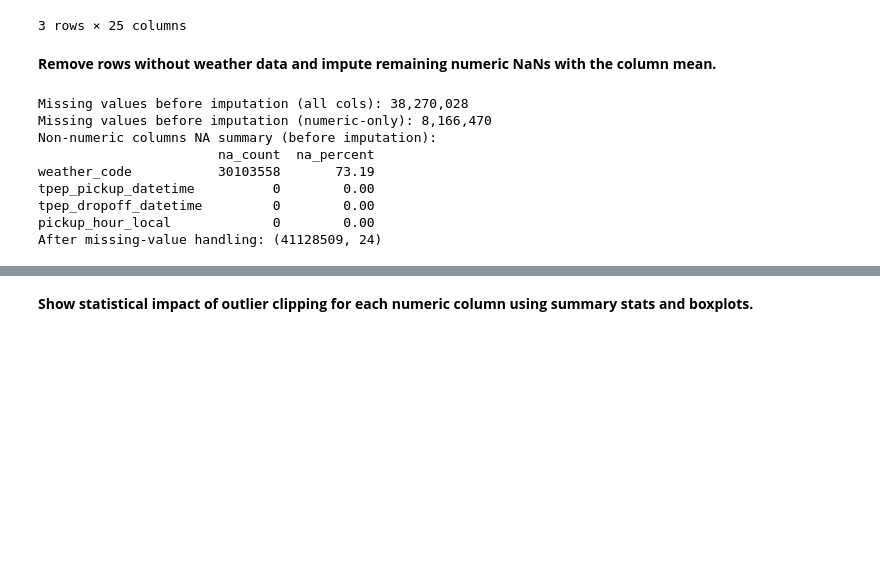
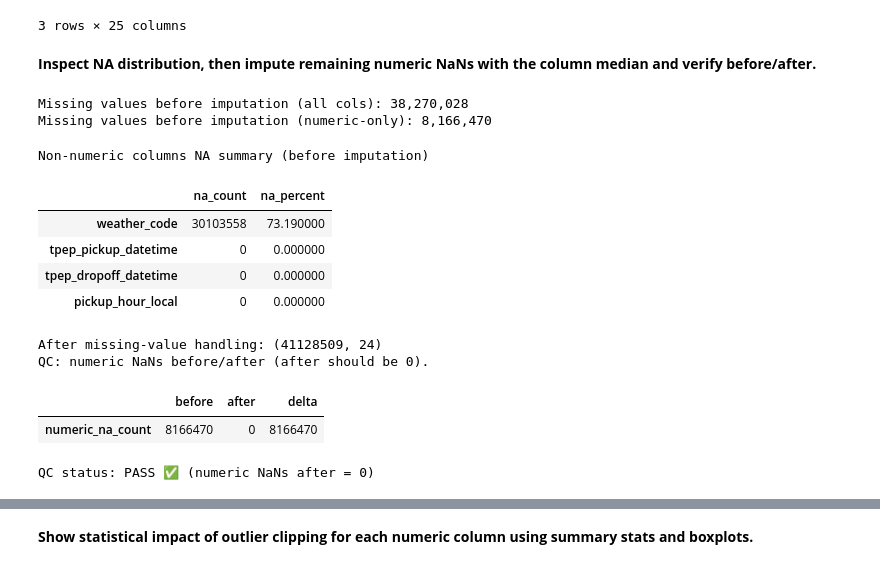
Before and after one commit to MadAreYou/Data_Analysis-NY_Tips_vs_Trips, a Jupyter notebook: notebooks/02_clean_normalize.ipynb, the cells around one changed output, grey strips where cells are left out. Saved outputs shown, nothing was run; the diff lists cells and outputs as text; code cells hidden in the pictures; blank space fills up the shorter version.

```diff
--- a/notebooks/02_clean_normalize.ipynb
+++ b/notebooks/02_clean_normalize.ipynb
@@ -22,36 +22,62 @@ Initial shape: (41169720, 25)
 | 2 | 2024-01-01 00:17:06 | 2024-01-01 00:35:01 | 236 | 79 | 4.70 | 23.3 | ... |
 3 rows × 25 columns
 # %% [markdown]
-**Remove rows without weather data and impute remaining numeric NaNs with the column mean.**
+**Inspect NA distribution, then impute remaining numeric NaNs with the column median and verify before/after.**
 # %%
-df = df[df["merge_status"] == "matched"].drop(columns=["merge_status"])
+# Filter to matched rows if merge_status is present, then drop the helper column
+if "merge_status" in df.columns:
+    df = df[df["merge_status"] == "matched"].drop(columns=["merge_status"])
+
+# Identify numeric and non-numeric columns once
+numeric_cols = df.select_dtypes(include=[np.number]).columns
+non_numeric_cols = df.select_dtypes(exclude=[np.number]).columns
 
 # Count missing values BEFORE imputation
 total_na_before_all = int(df.isna().sum().sum())
-numeric_cols = df.select_dtypes(include=[np.number]).columns
 total_na_before_numeric = int(df[numeric_cols].isna().sum().sum())
 print(f"Missing values before imputation (all cols): {total_na_before_all:,}")
 print(f"Missing values before imputation (numeric-only): {total_na_before_numeric:,}")
 
-# Small summary: non-numeric columns NA counts and percentages (before imputation)
-non_numeric_cols = df.select_dtypes(exclude=[np.number]).columns
-nn_na = df[non_numeric_cols].isna().sum().sort_values(ascending=False)
-nn_summary = pd.DataFrame({
-    "na_count": nn_na,
-    "na_percent": (nn_na / len(df) * 100).round(2)
+# Non-numeric NA summary (before) — render once with a caption (no duplicate header lines)
+nn_na_before = df[non_numeric_cols].isna().sum().sort_values(ascending=False)
+nn_summary_before = pd.DataFrame({
+    "na_count": nn_na_before,
+    "na_percent": (nn_na_before / len(df) * 100).round(2)
 })
-print("Non-numeric columns NA summary (before imputation):")
-print(nn_summary.to_string())
+display(nn_summary_before.style.set_caption("Non-numeric columns NA summary (before imputation)"))
 
-df = df.fillna(df.mean(numeric_only=True))
+# Impute numeric columns with column median for robustness to skew/outliers
+df[numeric_cols] = df[numeric_cols].fillna(df[numeric_cols].median())
+
+# Count missing values AFTER imputation
+total_na_after_all = int(df.isna().sum().sum())
+total_na_after_numeric = int(df[numeric_cols].isna().sum().sum())
+
+# Compact QC table and status
+qc = pd.DataFrame(
+    {
+        "before": [total_na_before_numeric],
+        "after": [total_na_after_numeric],
+        "delta": [total_na_before_numeric - total_na_after_numeric],
+    },
+    index=["numeric_na_count"],
+)
 print("After missing-value handling:", df.shape)
+print("QC: numeric NaNs before/after (after should be 0).")
+display(qc)
+status = "PASS ✅" if total_na_after_numeric == 0 else "CHECK ⚠️"
+print(f"QC status: {status} (numeric NaNs after = {total_na_after_numeric:,})")
 # %% [output]
 Missing values before imputation (all cols): 38,270,028
 Missing values before imputation (numeric-only): 8,166,470
-Non-numeric columns NA summary (before imputation):
-                       na_count  na_percent
-weather_code           30103558       73.19
-tpep_pickup_datetime          0        0.00
-tpep_dropoff_datetime         0        0.00
-pickup_hour_local             0        0.00
-After missing-value handling: (41128509, 24)
+Non-numeric columns NA summary (before imputation)
+|  | na_count | na_percent |
+| weather_code | 30103558 | 73.190000 |
+| tpep_pickup_datetime | 0 | 0.000000 |
+| tpep_dropoff_datetime | 0 | 0.000000 |
+| pickup_hour_local | 0 | 0.000000 |
+After missing-value handling: (41128509, 24)
+QC: numeric NaNs before/after (after should be 0).
+|  | before | after | delta |
+| numeric_na_count | 8166470 | 0 | 8166470 |
+QC status: PASS ✅ (numeric NaNs after = 0)
```
Also changed, not shown: parts of 13 cells of this notebook.
